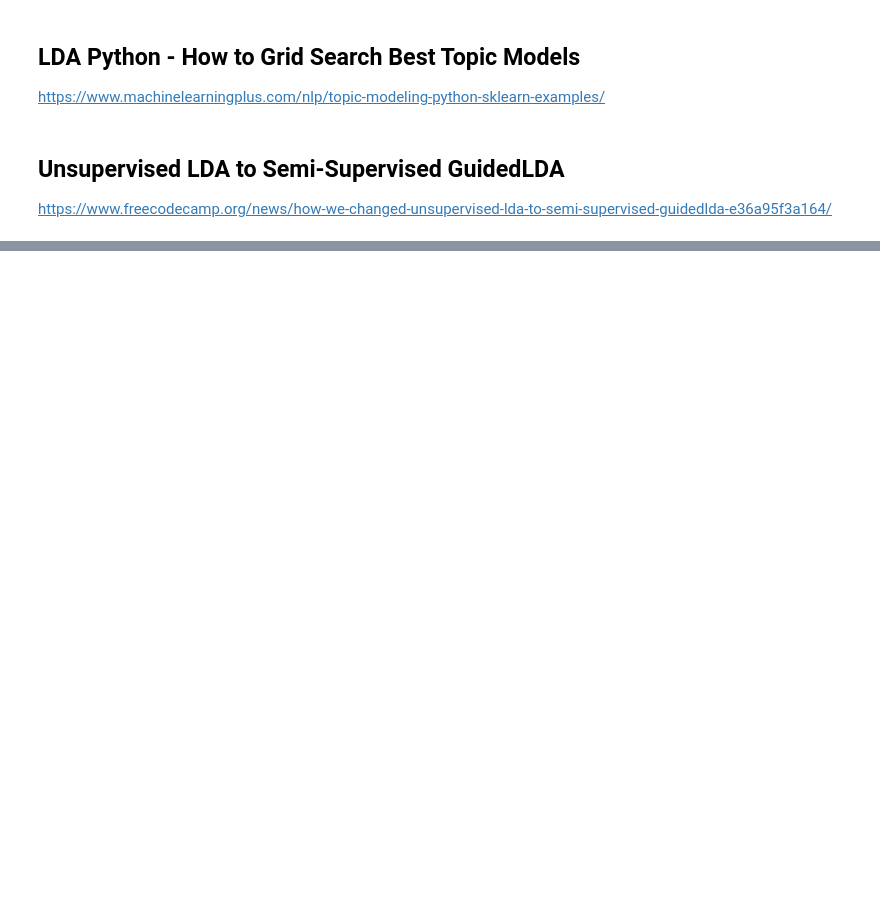
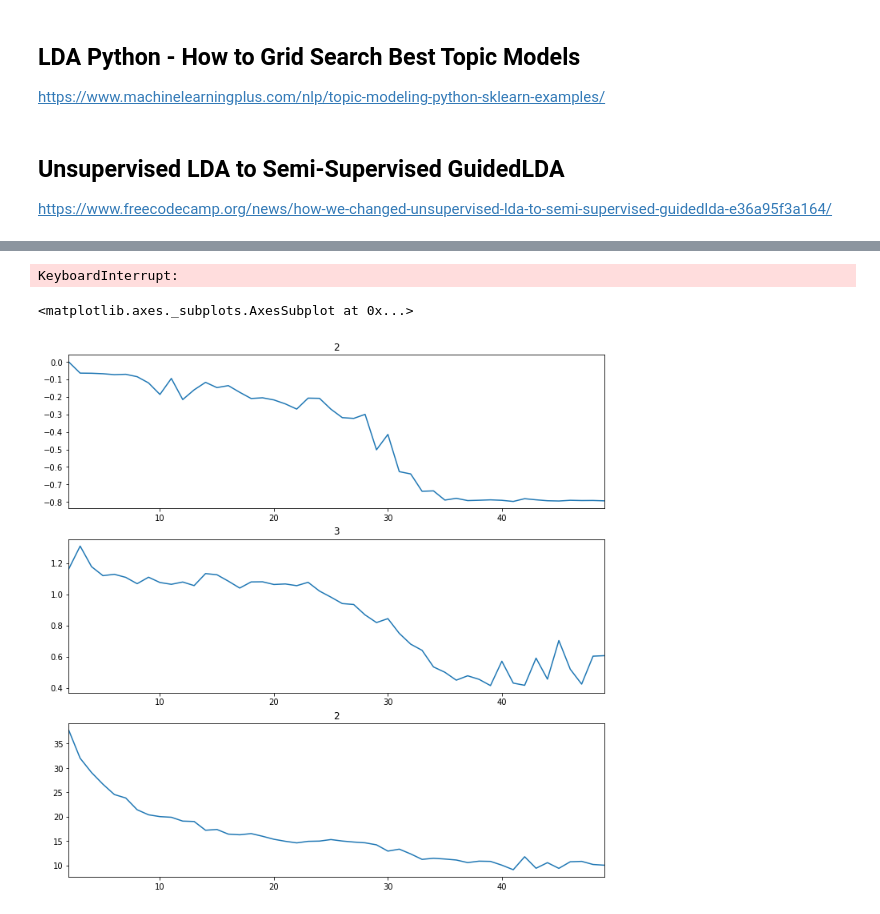
Before and after one commit to mikebrowne/BioPharmaceuticalFactorModel, a Jupyter notebook: notebooks/exploratory/05-TopicModelling-NotesAndPlayground.ipynb, the cells around one changed output, grey strips where cells are left out. Saved outputs shown, nothing was run; the diff lists cells and outputs as text; code cells hidden in the pictures; blank space fills up the shorter version.

Commit message:
Continued work on Topic Modelling; Started adding functionality to pull pricing data into analysis

```diff
--- a/notebooks/exploratory/05-TopicModelling-NotesAndPlayground.ipynb
+++ b/notebooks/exploratory/05-TopicModelling-NotesAndPlayground.ipynb
@@ -219,0 +269,41 @@ https://www.freecodecamp.org/news/how-we-changed-unsupervised-lda-to-semi-superv
+# %%
+def get_best_labels(model, corp):
+    return [np.array([tuple_[1] for tuple_ in model.get_document_topics(doc)]).argmax() for doc in corp]
+# %%
+# Settings
+max_N = 30
+min_N = 3
+
+# Initialize result holder
+sill_results = {"best_model": None, "best_model_n": None, "best_score": -1.0}
+cal_har_results = {"best_model": None, "best_model_n": None, "best_score": -np.inf}
+dav_bou_results = {"best_model": None, "best_model_n": None, "best_score": np.inf}
+
+# Set the data to match formatting in SciKit Learn
+num_docs = 8433
+X = gensim.matutils.corpus2dense(tfidf_corpus, num_docs)
+
+for model_n in range(min_N, max_N):
+    lda_n = LdaModel(tfidf_corpus, model_n)
+
+    best_labels = get_best_labels(lda_n, tfidf_corpus)
+
+    sil_score = silhouette_score(X, best_labels)
+    if sil_score > sill_results["best_score"]:
+        sill_results["best_model"] = lda_n
+        sill_results["best_model_n"] = model_n
+        sill_results["best_score"] = sil_score
+
+    cal_score = calinski_harabasz_score(X, best_labels)
+    if cal_score > cal_har_results["best_score"]:
+        cal_har_results["best_model"] = lda_n
+        cal_har_results["best_model_n"] = model_n
+        cal_har_results["best_score"] = cal_score
+
+    dav_score = davies_bouldin_score(X, best_labels)
+    if dav_score < dav_bou_results["best_score"]:
+        dav_bou_results["best_model"] = lda_n
+        dav_bou_results["best_model_n"] = model_n
+        dav_bou_results["best_score"] = dav_score
+# %% [output]
+KeyboardInterrupt:
@@ -219,0 +328,36 @@ https://www.freecodecamp.org/news/how-we-changed-unsupervised-lda-to-semi-superv
+# %%
+# Settings
+max_N = 50
+min_N = 2
+
+# Initialize result holder
+sill_results = NumTopicsScoreHolder(silhouette_score, ">")
+cal_har_results = NumTopicsScoreHolder(calinski_harabasz_score, ">")
+dav_bou_results = NumTopicsScoreHolder(davies_bouldin_score, "<")
+
+# Set the data to match formatting in SciKit Learn
+num_docs = 8433
+X = gensim.matutils.corpus2dense(tfidf_corpus, num_docs)
+
+for model_n in range(min_N, max_N):
+    lda_n = LdaModel(tfidf_corpus, model_n)
+
+    best_labels = get_best_labels(lda_n, tfidf_corpus)
+
+    sill_results.update(X, lda_n, model_n, best_labels)
+    cal_har_results.update(X, lda_n, model_n, best_labels)
+    dav_bou_results.update(X, lda_n, model_n, best_labels)
+# %%
+fig, ax = plt.subplots(3, figsize=(12, 12))
+
+ax[0].set_title(sill_results.get_best_model().num_topics)
+sill_results.score_df.score.plot(ax=ax[0])
+
+ax[1].set_title(cal_har_results.get_best_model().num_topics)
+cal_har_results.score_df.score.plot(ax=ax[1])
+
+ax[2].set_title(dav_bou_results.get_best_model().num_topics)
+dav_bou_results.score_df.score.plot(ax=ax[2])
+# %% [output]
+<matplotlib.axes._subplots.AxesSubplot at 0x...>
+[figure, added]
```
Also changed, not shown: parts of 25 cells of this notebook.
